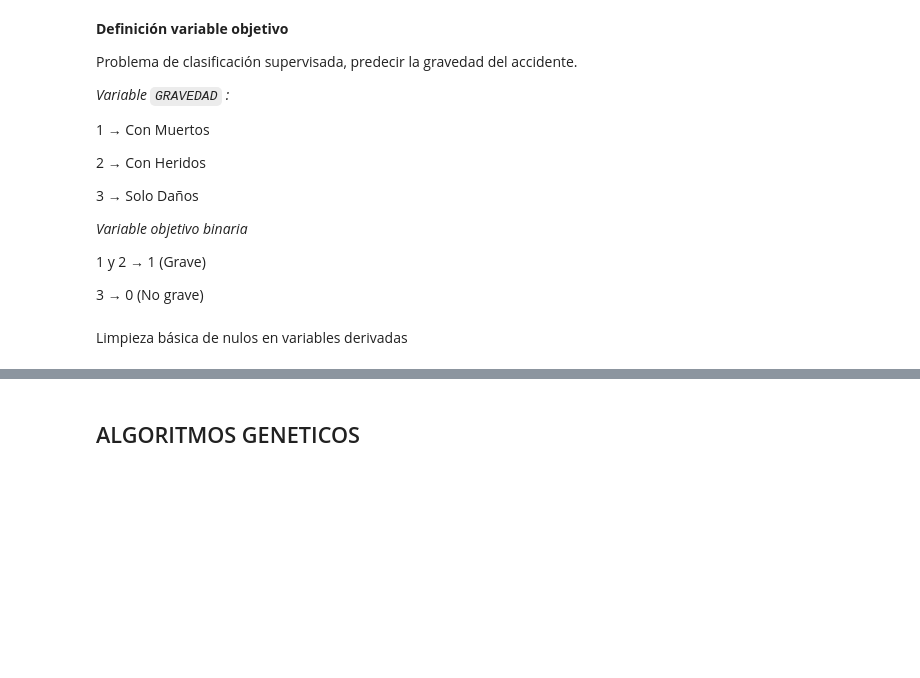
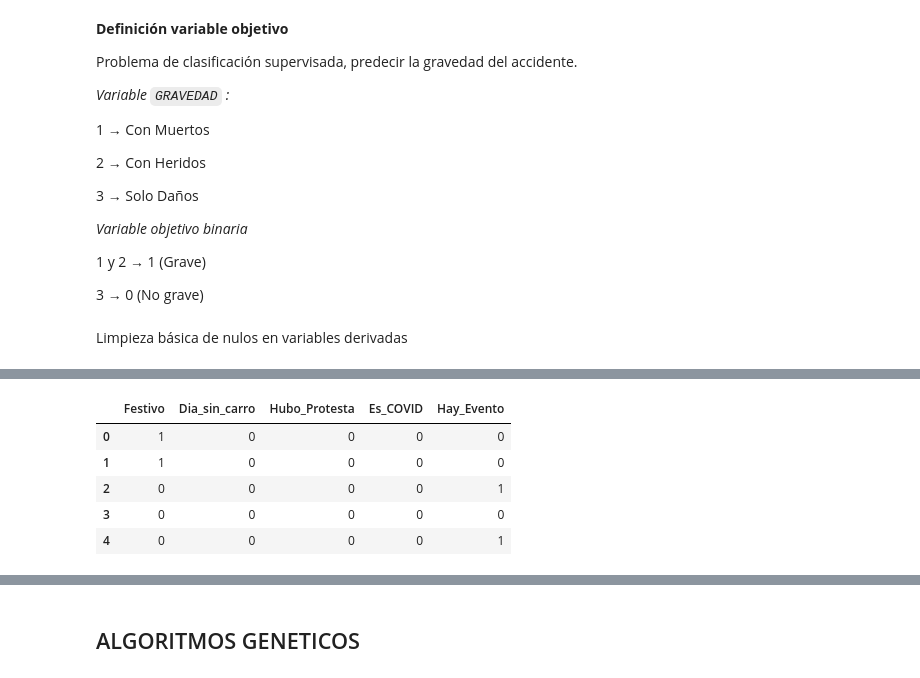
Before and after one commit to Vankold1/SiniBogota, a Jupyter notebook: SiniBogota_notebook.ipynb, the cells around one changed output, grey strips where cells are left out. Drawn from its saved outputs; the diff is of its cells as text; code cells hidden in the pictures; blank space fills up the shorter version.

```diff
--- a/SiniBogota_notebook.ipynb
+++ b/SiniBogota_notebook.ipynb
@@ -911,0 +1028,23 @@ print(df_modelo['GRAVEDAD_BIN'].value_counts(normalize=True, dropna=False))
+# %%
+#Transformación de variables binarias (SI/NO) a 1/0
+cols_binarias = [
+    'Festivo',
+    'Dia_sin_carro',
+    'Hubo_Protesta',
+    'Es_COVID',
+    'Hay_Evento'
+]
+
+# Comprobar ANTES de mapping
+print("BEFORE mapping:")
+for col in cols_binarias:
+    print(f"  {col}: unique={X[col].unique()}, NaN={X[col].isna().sum()}")
+
+# Aplica mapping con fillna para gestionar cualquier valor inesperado
+for col in cols_binarias:
+    X[col] = X[col].map({'SI': 1, 'NO': 0}).fillna(0)  # Fill NaN with 0 as default
+
+# Comprobar DESPUES de mapping
+print("\nAFTER mapping:")
+for col in cols_binarias:
+    print(f"  {col}: unique={X[col].unique()}, NaN={X[col].isna().sum()}")
@@ -911,0 +1065,20 @@ print(df_modelo['GRAVEDAD_BIN'].value_counts(normalize=True, dropna=False))
+# %%
+# Comprobar valores únicos en columnas binarias ANTES de mapping
+print("Unique values in binary columns BEFORE mapping:")
+cols_binarias = [
+    'Festivo',
+    'Dia_sin_carro',
+    'Hubo_Protesta',
+    'Es_COVID',
+    'Hay_Evento'
+]
+
+for col in cols_binarias:
+    if col in X.columns:
+        unique_vals = X[col].unique()
+        null_count = X[col].isna().sum()
+        print(f"\n{col}:")
+        print(f"  Unique values: {unique_vals}")
+        print(f"  NaN count: {null_count}")
+    else:
+        print(f"\n{col}: COLUMN NOT FOUND!")
@@ -911,0 +1156,9 @@ print(df_modelo['GRAVEDAD_BIN'].value_counts(normalize=True, dropna=False))
+# %%
+X[cols_binarias].head()
+# %% [output]
+|  | Festivo | Dia_sin_carro | Hubo_Protesta | Es_COVID | Hay_Evento |
+| 0 | 1 | 0 | 0 | 0 | 0 |
+| 1 | 1 | 0 | 0 | 0 | 0 |
+| 2 | 0 | 0 | 0 | 0 | 1 |
+| 3 | 0 | 0 | 0 | 0 | 0 |
+| 4 | 0 | 0 | 0 | 0 | 1 |
```
Also changed, not shown: parts of 48 cells of this notebook.
